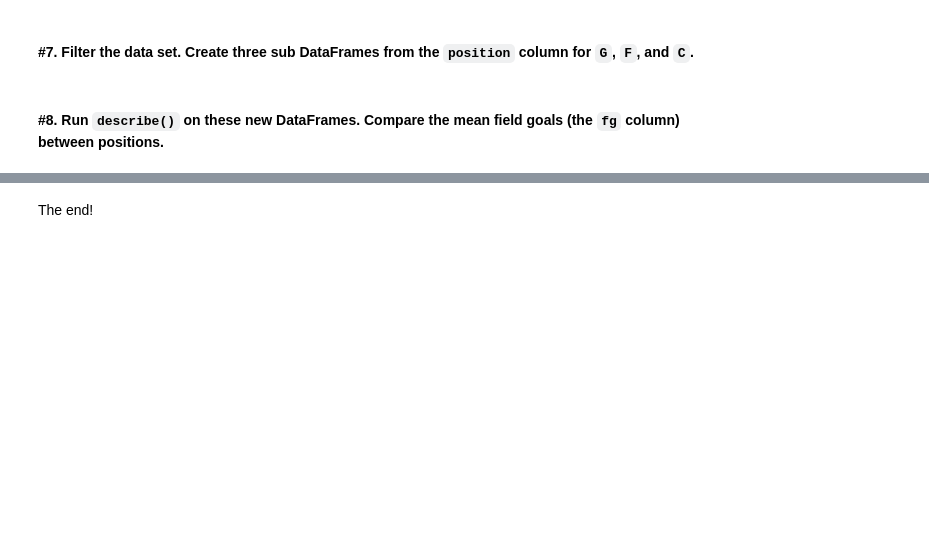
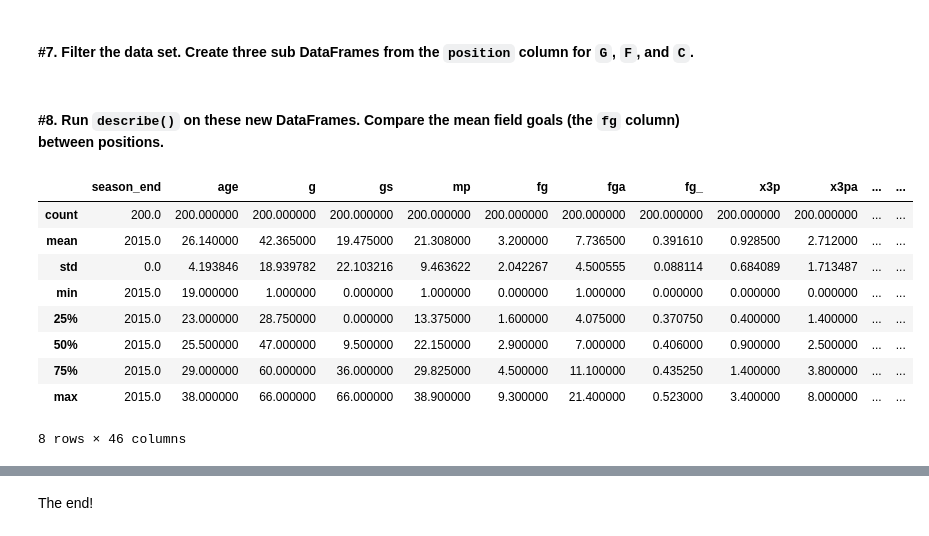
Before and after one commit to AmrMaree/Depi-Assignments, a Jupyter notebook: Pandas Assignment 1-b.ipynb, the cells around one changed output, grey strips where cells are left out. Drawn from its saved outputs; the diff is of its cells as text; code cells hidden in the pictures; blank space fills up the shorter version.

```diff
--- a/Pandas Assignment 1-b.ipynb
+++ b/Pandas Assignment 1-b.ipynb
@@ -39,4 +95,22 @@ df.describe()
 # %% [markdown]
 #### #7. Filter the data set. Create three sub DataFrames from the `position` column for `G`, `F`, and `C`.
+# %%
+df_G = df[df['pos'] == 'G']
+df_F = df[df['pos'] == 'F']
+df_C = df[df['pos'] == 'C']
 # %% [markdown]
 #### #8.  Run `describe()` on these new DataFrames. Compare the mean field goals (the `fg` column) between positions.
+# %%
+mean_G = df_G['fg'].mean()
+df_G.describe()
+# %% [output]
+|  | season_end | age | g | gs | mp | fg | fga | fg_ | x3p | x3pa | ... | ... |
+| count | 200.0 | 200.000000 | 200.000000 | 200.000000 | 200.000000 | 200.000000 | 200.000000 | 200.000000 | 200.000000 | 200.000000 | ... | ... |
+| mean | 2015.0 | 26.140000 | 42.365000 | 19.475000 | 21.308000 | 3.200000 | 7.736500 | 0.391610 | 0.928500 | 2.712000 | ... | ... |
+| std | 0.0 | 4.193846 | 18.939782 | 22.103216 | 9.463622 | 2.042267 | 4.500555 | 0.088114 | 0.684089 | 1.713487 | ... | ... |
+| min | 2015.0 | 19.000000 | 1.000000 | 0.000000 | 1.000000 | 0.000000 | 1.000000 | 0.000000 | 0.000000 | 0.000000 | ... | ... |
+| 25% | 2015.0 | 23.000000 | 28.750000 | 0.000000 | 13.375000 | 1.600000 | 4.075000 | 0.370750 | 0.400000 | 1.400000 | ... | ... |
+| 50% | 2015.0 | 25.500000 | 47.000000 | 9.500000 | 22.150000 | 2.900000 | 7.000000 | 0.406000 | 0.900000 | 2.500000 | ... | ... |
+| 75% | 2015.0 | 29.000000 | 60.000000 | 36.000000 | 29.825000 | 4.500000 | 11.100000 | 0.435250 | 1.400000 | 3.800000 | ... | ... |
+| max | 2015.0 | 38.000000 | 66.000000 | 66.000000 | 38.900000 | 9.300000 | 21.400000 | 0.523000 | 3.400000 | 8.000000 | ... | ... |
+8 rows × 46 columns
```
Also changed, not shown: parts of 6 cells of this notebook.
